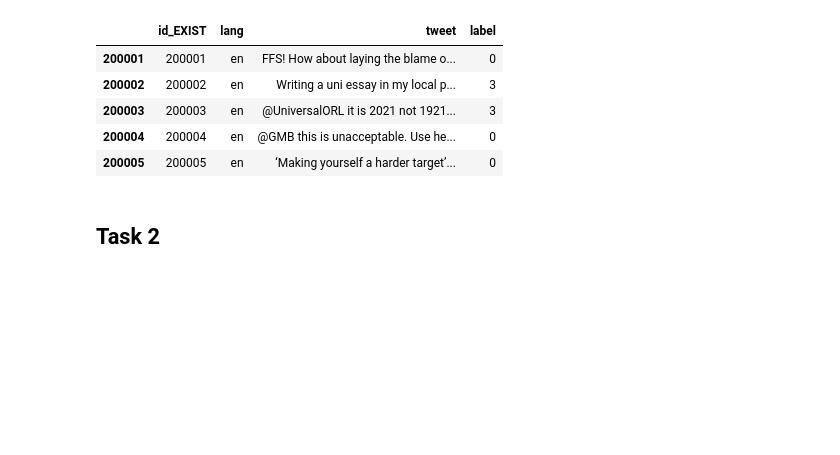
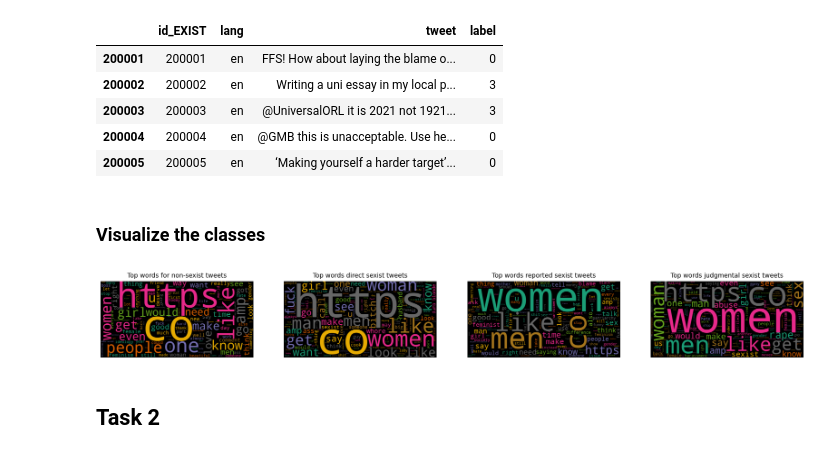
Before and after one commit to mattialodi0/progNLP, a Jupyter notebook: assignment-1/draft.ipynb, the cells around one changed output. Cells and saved outputs as stored; diff of their text form; code cells hidden in the pictures; blank space fills up the shorter version.

```diff
--- a/assignment-1/draft.ipynb
+++ b/assignment-1/draft.ipynb
@@ -92,5 +101,40 @@ train_df.head()
 | 200003 | 200003 | en | @UniversalORL it is 2021 not 1921... | 3 |
 | 200004 | 200004 | en | @GMB this is unacceptable. Use he... | 0 |
 | 200005 | 200005 | en | ‘Making yourself a harder target’... | 0 |
+# %% [markdown]
+### Visualize the classes
+# %%
+n_posts = 1000
+stop = set(stopwords.words('english'))
+q_NS = ' '.join(train_df[train_df['label'] == 0]['tweet'].str.lower().values[:n_posts])
+q_DS = ' '.join(train_df[train_df['label'] == 1]['tweet'].str.lower().values[:n_posts])
+q_RS = ' '.join(train_df[train_df['label'] == 2]['tweet'].str.lower().values[:n_posts])
+q_JS = ' '.join(train_df[train_df['label'] == 3]['tweet'].str.lower().values[:n_posts])
+
+wordcloud_NS = WordCloud(max_font_size=None, stopwords=stop,scale = 2,colormap = 'Dark2').generate(q_NS)
+wordcloud_DS = WordCloud(max_font_size=None, stopwords=stop,scale = 2,colormap = 'Dark2').generate(q_DS)
+wordcloud_RS = WordCloud(max_font_size=None, stopwords=stop,scale = 2,colormap = 'Dark2').generate(q_RS)
+wordcloud_JS = WordCloud(max_font_size=None, stopwords=stop,scale = 2,colormap = 'Dark2').generate(q_JS)
+
+fig, ax = plt.subplots(1,4, figsize=(20, 5))
+ax[0].imshow(wordcloud_NS)
+ax[0].set_title('Top words for non-sexist tweets',fontsize = 10)
+ax[0].axis("off")
+
+ax[1].imshow(wordcloud_DS)
+ax[1].set_title('Top words direct sexist tweets',fontsize = 10)
+ax[1].axis("off")
+
+ax[2].imshow(wordcloud_RS)
+ax[2].set_title('Top words reported sexist tweets',fontsize = 10)
+ax[2].axis("off")
+
+ax[3].imshow(wordcloud_JS)
+ax[3].set_title('Top words judgmental sexist tweets',fontsize = 10)
+ax[3].axis("off")
+
+plt.show()
+# %% [output]
+[figure, added]
 # %% [markdown]
 ## Task 2
```
Also changed, not shown: parts of 20 cells of this notebook, 2 other files.
